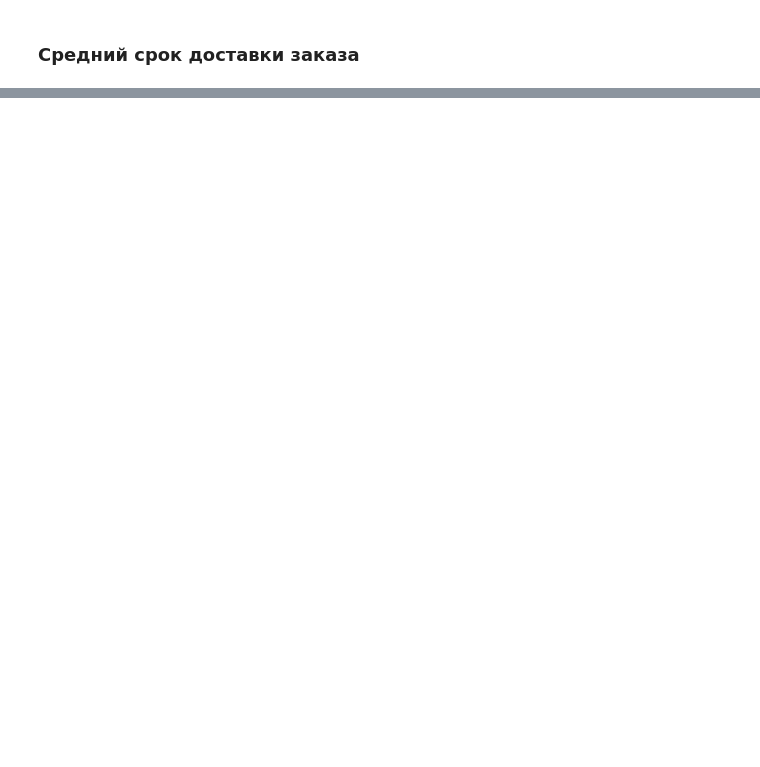
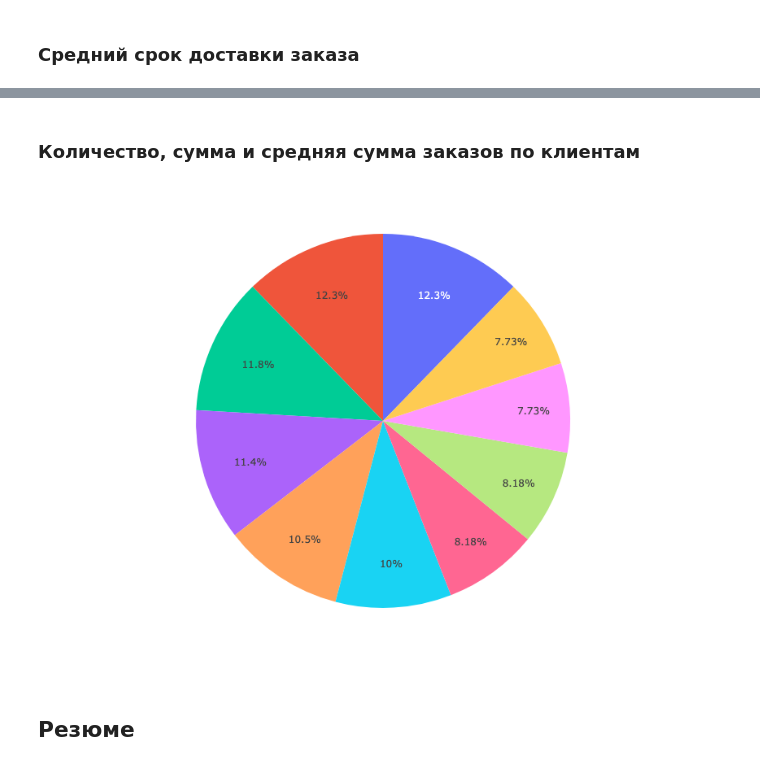
Before and after one commit to k0rsakov/pet_project_partitioning_data, a Jupyter notebook: main.ipynb, the cells around one changed output, grey strips where cells are left out. Drawn from its saved outputs; the diff is of its cells as text; code cells hidden in the pictures; blank space fills up the shorter version.

```diff
--- a/main.ipynb
+++ b/main.ipynb
@@ -186,0 +280,25 @@ fig.show()
+# %% [markdown]
+### Количество, сумма и средняя сумма заказов по клиентам
+# %%
+df = duckdb.query(
+    """
+    SELECT
+        customer_id,
+        COUNT(*) AS cnt_orders,
+        ROUND(SUM(amount), 2) AS total_amount,
+        ROUND(AVG(amount), 2) AS avg_amount
+    FROM
+        orders
+    GROUP BY customer_id
+    ORDER BY total_amount DESC
+    LIMIT 10
+    """
+).df()
+
+fig = px.pie(data_frame=df, values='cnt_orders', names='customer_id', height=600)
+fig.update_layout(showlegend=False)
+fig.show()
+# %% [output]
+[figure, added]
+# %% [markdown]
+## Резюме
```
Also changed, not shown: parts of 24 cells of this notebook.
